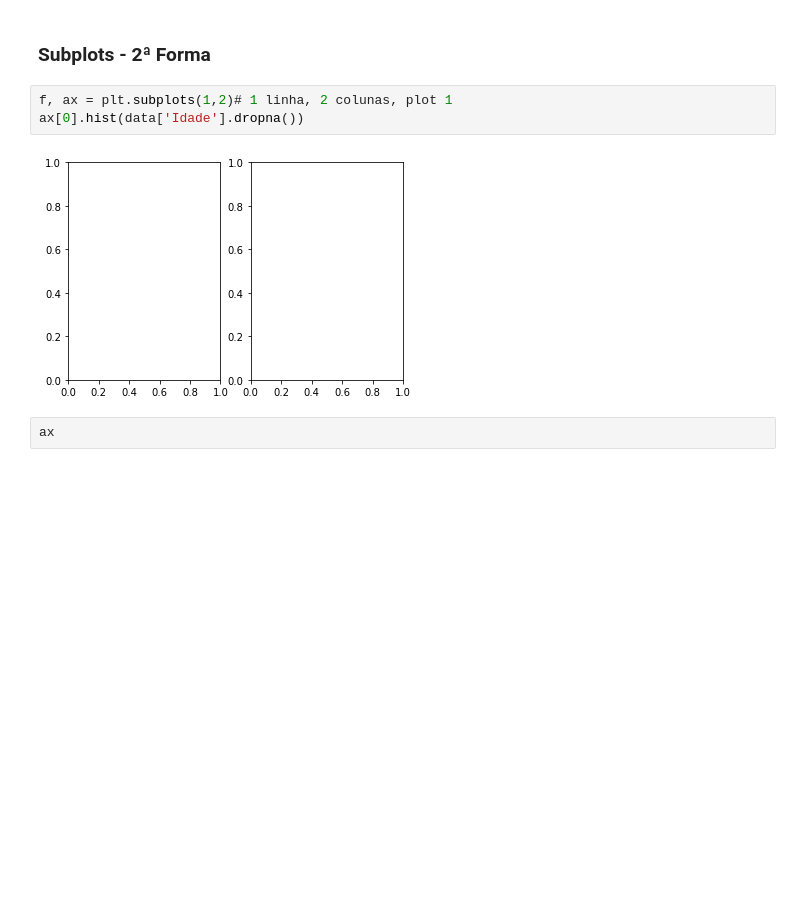
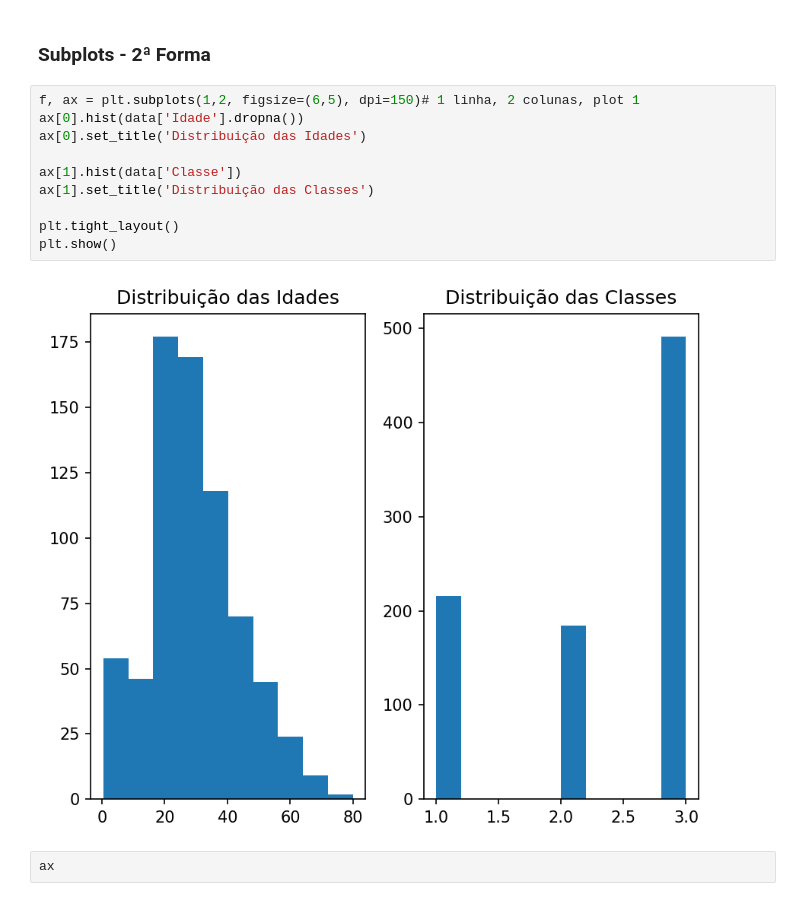
Before and after one commit to lucasabrantes1/studySpace, a Jupyter notebook: Udemy/DataScienceeMachineLearningcomEstatísticaePython/05 - Visualizacao de Dados/Visualização de Dados - Vazio.ipynb, the cells around one changed output. Drawn from its saved outputs; the diff is of its cells as text; blank space fills up the shorter version.

```diff
--- a/Udemy/DataScienceeMachineLearningcomEstatísticaePython/05 - Visualizacao de Dados/Visualização de Dados - Vazio.ipynb
+++ b/Udemy/DataScienceeMachineLearningcomEstatísticaePython/05 - Visualizacao de Dados/Visualização de Dados - Vazio.ipynb
@@ -77,10 +78,17 @@ plt.show()
 # %% [markdown]
 ### Subplots - 2ª Forma
 # %%
-f, ax = plt.subplots(1,2)# 1 linha, 2 colunas, plot 1
+f, ax = plt.subplots(1,2, figsize=(6,5), dpi=150)# 1 linha, 2 colunas, plot 1
 ax[0].hist(data['Idade'].dropna())
+ax[0].set_title('Distribuição das Idades')
+
+ax[1].hist(data['Classe'])
+ax[1].set_title('Distribuição das Classes')
+
+plt.tight_layout()
+plt.show()
 # %% [output]
-[figure, old version]
+[figure, new version]
 # %%
 ax
 # %% [output]
```
Also changed, not shown: parts of 7 cells of this notebook.
